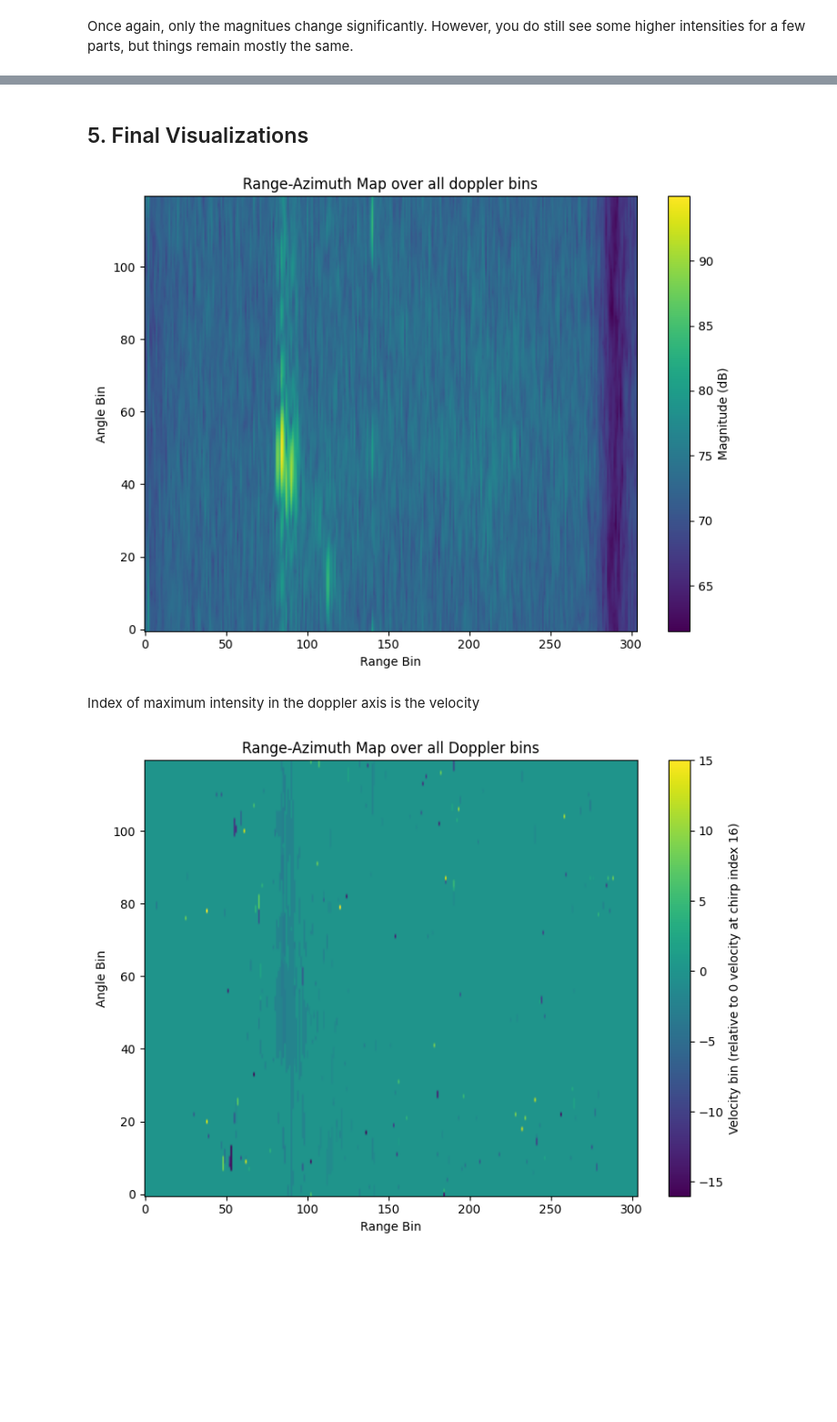
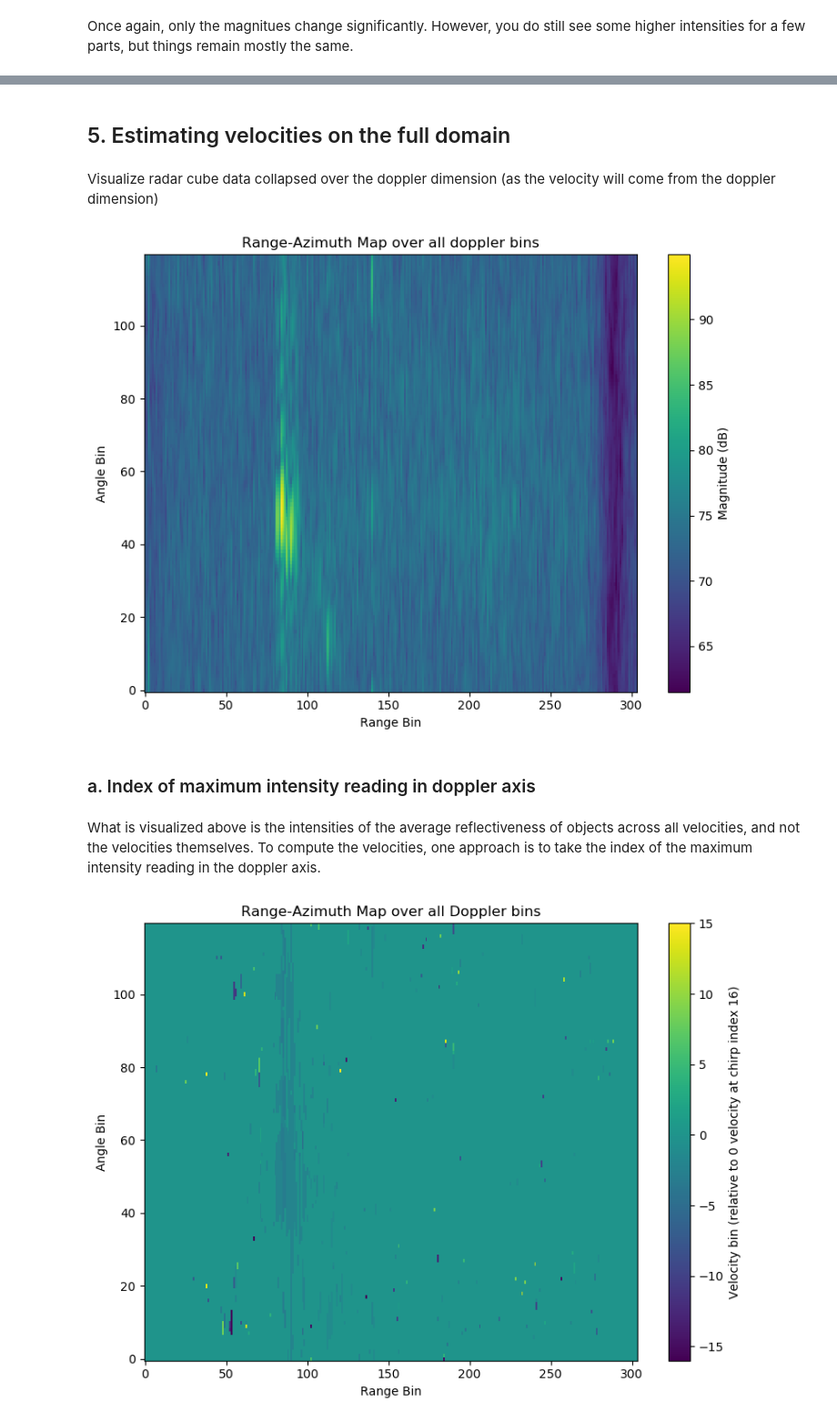
Before and after one commit to Soldann/CaRLi-V, a Jupyter notebook: examples/RaDICaL_radar_cube.ipynb, the cells around one changed output, grey strips where cells are left out. Shown at 91% size. Saved outputs shown, nothing was run; the diff lists cells and outputs as text; code cells hidden in the pictures; blank space fills up the shorter version.

```diff
--- a/examples/RaDICaL_radar_cube.ipynb
+++ b/examples/RaDICaL_radar_cube.ipynb
@@ -260,20 +308,24 @@ Once again, only the magnitues change significantly. However, you do still see s
 # %% [markdown]
-## 5. Final Visualizations
+## 5. Estimating velocities on the full domain
+# %% [markdown]
+Visualize radar cube data collapsed over the doppler dimension (as the velocity will come from the doppler dimension)
 # %%
 # Collapse data into a 2D slice, collapsing over the doppler dimension
-collapsed_range_doppler = np.mean(20 * np.log10(np.abs(radar_cube)), axis=0)  # Sum over doppler dimension
+collapsed_doppler = np.mean(20 * np.log10(np.abs(radar_cube)), axis=0)  # Sum over doppler dimension
 
 plt.figure(figsize=(8, 6))
-plt.imshow(collapsed_range_doppler, aspect='auto', origin='lower', cmap='viridis')
+plt.imshow(collapsed_doppler, aspect='auto', origin='lower', cmap='viridis')
 plt.colorbar(label='Magnitude (dB)')
 plt.xlabel('Range Bin')
 plt.ylabel('Angle Bin')
 plt.title(f'Range-Azimuth Map over all doppler bins')
 plt.tight_layout()
 plt.show()
 # %% [output]
-[figure, old version]
+[figure, new version]
+# %% [markdown]
+### a. Index of maximum intensity reading in doppler axis
 # %% [markdown]
-Index of maximum intensity in the doppler axis is the velocity
+What is visualized above is the intensities of the average reflectiveness of objects across all velocities, and not the velocities themselves. To compute the velocities, one approach is to take the index of the maximum intensity reading in the doppler axis.
 # %%
 # Collapse data into a 2D slice by taking the index of the max magnitude over the Doppler dimension
```
Also changed, not shown: parts of 68 cells of this notebook.
